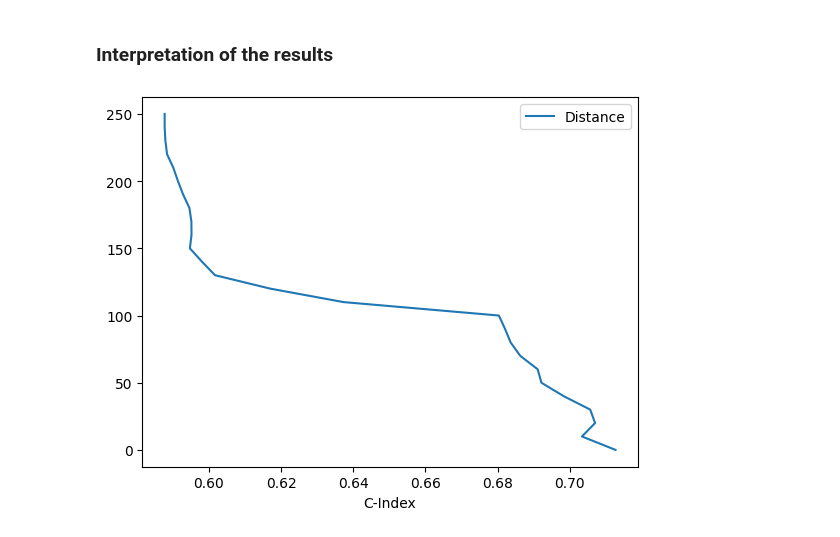
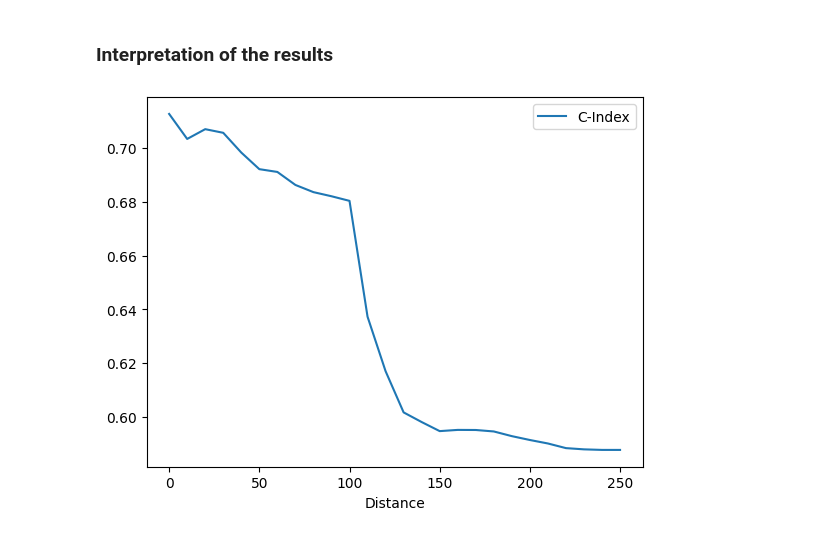
Before and after one commit to UsairimIsani/emlm, a Jupyter notebook: e3/EMLM2023_exercise3_Usairim_Isani.ipynb, the cells around one changed output. Cells and saved outputs as stored; diff of their text form; code cells hidden in the pictures.

```diff
--- a/e3/EMLM2023_exercise3_Usairim_Isani.ipynb
+++ b/e3/EMLM2023_exercise3_Usairim_Isani.ipynb
@@ -135,8 +135,10 @@ def LeaveOneOut(data):
                 train_index.append(j)
         yield train_index, test_index
 
- # Function to calculate distance of test coordinates with all the coordinates from training set and removing those which fall within the distance
-def filterTrainIndex(train_indexes, test_index, distance):
+# Function to calculate distance of test coordinates with all the coordinates from training set and removing those which fall within the distance
+# My apologies but I and the other student wrote this function together (at my home) so that is probably why this function is very similar
+#
+def filter_training_index(train_indexes, test_index, distance):
 
     filtered_train_indexes = []
     for train_index in train_indexes:
@@ -163,7 +165,7 @@ for distance in distances:
 
     for _, (train_indexes, test_index) in enumerate(LeaveOneOut(inputs_df.shape[0])):
 
-        filtered_train_indexes = filterTrainIndex(train_indexes, test_index, distance)
+        filtered_train_indexes = filter_training_index(train_indexes, test_index, distance)
 
         X_train, y_train = inputs_df.loc[filtered_train_indexes].values, outputs_df.loc[filtered_train_indexes].values
         X_test, y_test = inputs_df.loc[test_index].values, outputs_df.loc[test_index].values[0]
@@ -201,8 +203,8 @@ The C-Index is 0.5877151844598217 when distance is 250
 # %%
 # In this cell, give a brief commentary on the results, what happens to the prediction
 # performance as the prediction distance increases?
 
 df = pd.DataFrame(zip(distances, c_indexes), columns=["Distance", "C-Index"])
-ax = df.plot.line(x="C-Index", y="Distance", )
+ax = df.plot.line(x="Distance", y="C-Index", )
 # %% [output]
-[figure, old version]
+[figure, new version]
```
Also changed, not shown: 6 other files.
